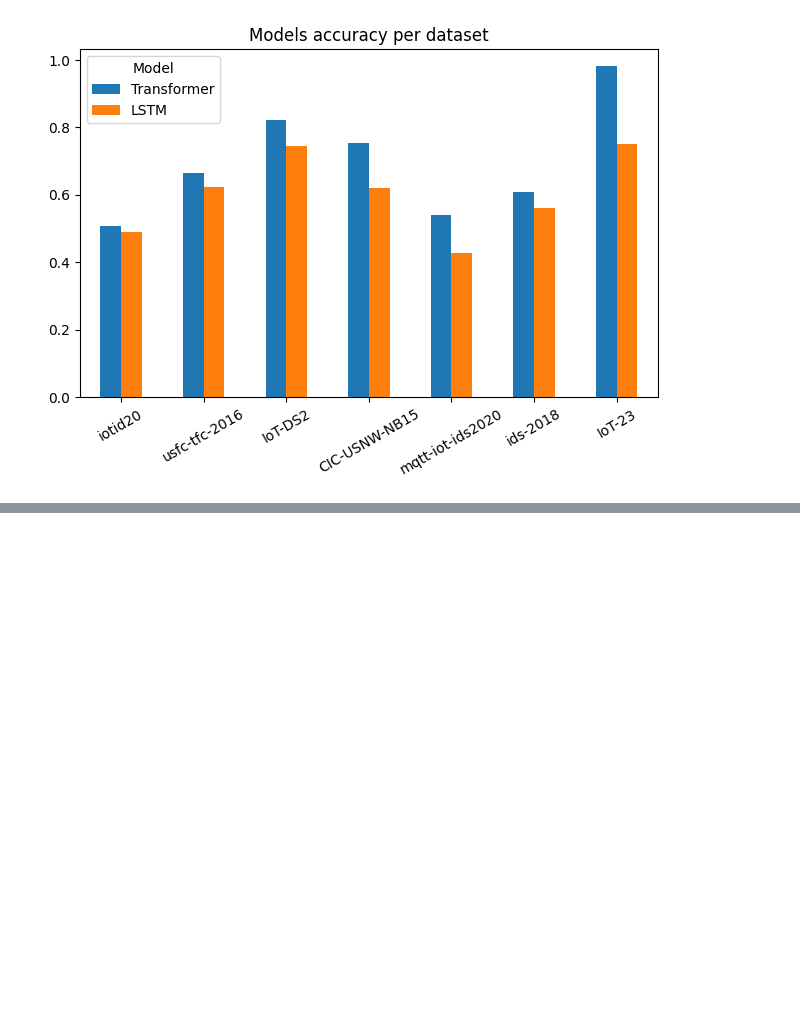
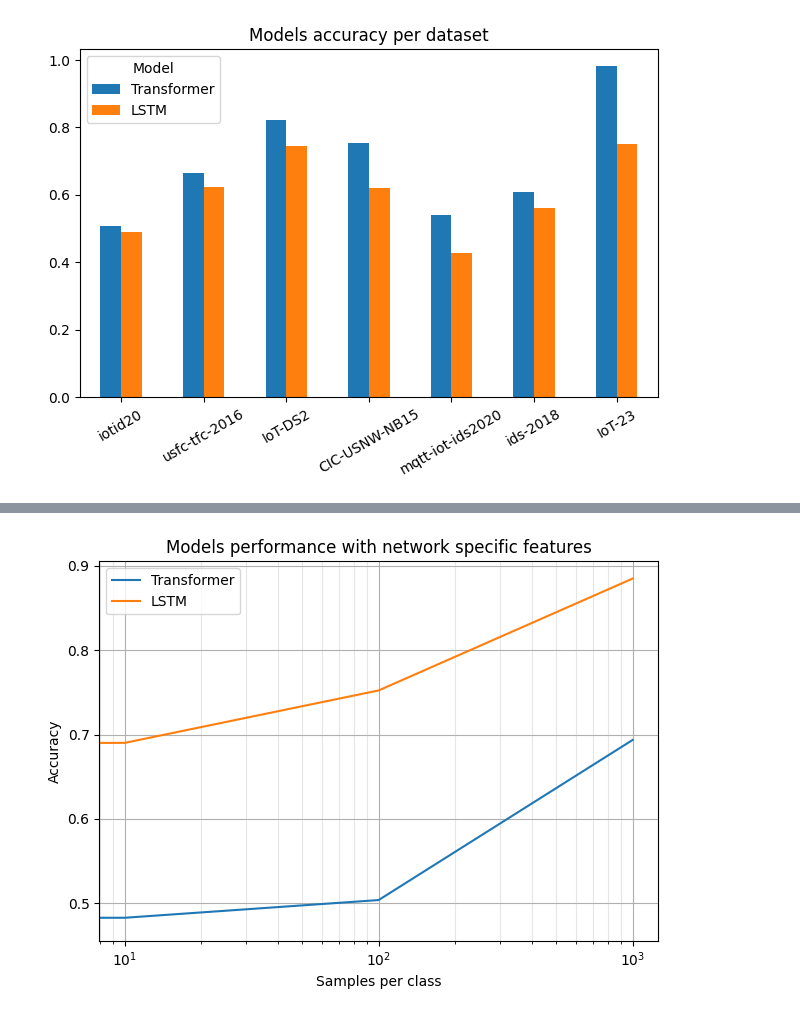
Before and after one commit to thetonk/master-thesis, a Jupyter notebook: notebooks/experiments-results-transfer-learning.ipynb, the cells around one changed output, grey strips where cells are left out. Saved outputs shown, nothing was run; the diff lists cells and outputs as text; code cells hidden in the pictures; blank space fills up the shorter version.

```diff
--- a/notebooks/experiments-results-transfer-learning.ipynb
+++ b/notebooks/experiments-results-transfer-learning.ipynb
@@ -259,0 +315,34 @@ fig.savefig("model_accuracy_removed_few_shot_10.pdf")
+# %%
+transformer_0_csv = "../tests/results/reports/transformer/zero_shot/with_network_specific_features/30_epochs_early_stop/binary_metrics/results_transformer_TL_zero_shot.csv"
+transformer_10_csv = "../tests/results/reports/transformer/few_shot/10_samples/with_network_specific_features/30_epochs_early_stop/binary_metrics/results_transformer_TL_few_shot.csv"
+transformer_100_csv = "../tests/results/reports/transformer/few_shot/100_samples/with_network_specific_features/30_epochs_early_stop/binary_metrics/results_transformer_TL_few_shot.csv"
+transformer_1000_csv = "../tests/results/reports/transformer/few_shot/1000_samples/with_network_specific_features/30_epochs_early_stop/results_transformer_TL_few_shot.csv"
+
+lstm_0_csv = "../tests/results/reports/lstm/zero_shot/with_network_specific_features/5_epochs_early_stop/binary_metrics/results_lstm_TL_zero_shot.csv"
+lstm_10_csv = "../tests/results/reports/lstm/few_shot/10_samples/with_network_specific_features/5_epochs_early_stop/binary_metrics/results_lstm_TL_few_shot.csv"
+lstm_100_csv = "../tests/results/reports/lstm/few_shot/100_samples/with_network_specific_features/5_epochs_early_stop/binary_metrics/results_lstm_TL_few_shot.csv"
+lstm_1000_csv = "../tests/results/reports/lstm/few_shot/1000_samples/with_network_specific_features/5_epochs_early_stop/results_lstm_TL_few_shot.csv"
+
+transformer_csvs = [transformer_0_csv, transformer_10_csv, transformer_100_csv, transformer_1000_csv]
+lstm_csvs = [lstm_0_csv, lstm_10_csv, lstm_100_csv, lstm_1000_csv]
+transformer_avg_accuracies = []
+lstm_avg_accuracies = []
+
+for i in range(len(transformer_csvs)):
+    accuracy_per_model = get_binary_models_performance(transformer_csvs[i], lstm_csvs[i]).T
+    transformer_avg_accuracies.append(accuracy_per_model["Transformer"].mean())
+    lstm_avg_accuracies.append(accuracy_per_model["LSTM"].mean())
+
+plt.plot([0, 10, 100, 1000], transformer_avg_accuracies, label="Transformer")
+plt.plot([0, 10, 100, 1000], lstm_avg_accuracies, label="LSTM")
+plt.semilogx()
+plt.legend()
+plt.grid()
+plt.grid(which='minor', color="0.9")
+plt.title("Models performance with network specific features")
+plt.xlabel("Samples per class")
+plt.ylabel("Accuracy")
+plt.tight_layout(h_pad=3)
+plt.savefig("model_performance_overall.pdf")
+# %% [output]
+[figure, added]
```
Also changed, not shown: parts of 8 cells of this notebook, 5 other files.
